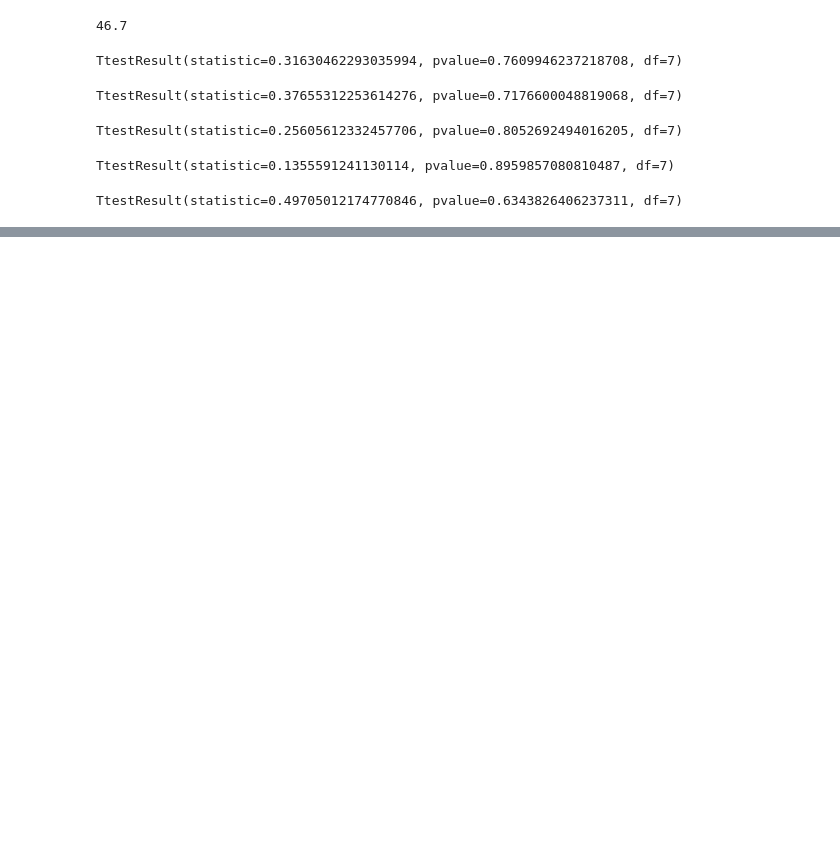
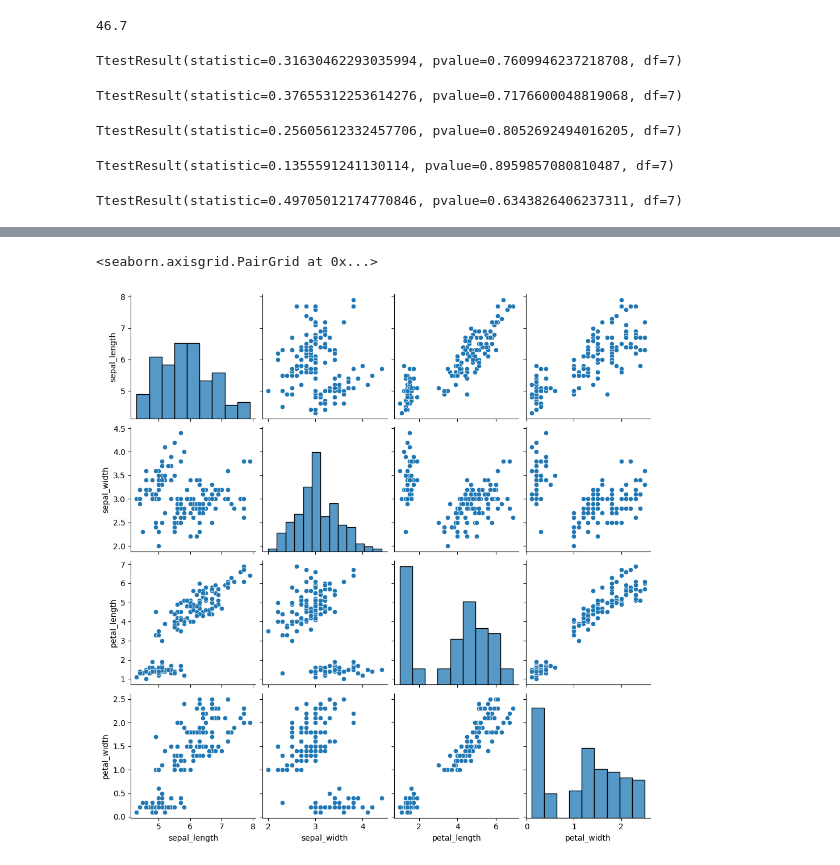
Before and after one commit to tanujsaini05/Revise-ML, a Jupyter notebook: stats.ipynb, the cells around one changed output, grey strips where cells are left out. Saved outputs shown, nothing was run; the diff lists cells and outputs as text; code cells hidden in the pictures; blank space fills up the shorter version.

```diff
--- a/stats.ipynb
+++ b/stats.ipynb
@@ -257,0 +290,4 @@ TtestResult(statistic=0.49705012174770846, pvalue=0.6343826406237311, df=7)
+# %%
+import seaborn as sns
+df= sns.load_dataset('iris')
+df.head()
@@ -257,0 +301,5 @@ TtestResult(statistic=0.49705012174770846, pvalue=0.6343826406237311, df=7)
+# %%
+sns.pairplot(df)
+# %% [output]
+<seaborn.axisgrid.PairGrid at 0x...>
+[figure, added]
```
Also changed, not shown: parts of 8 cells of this notebook.
